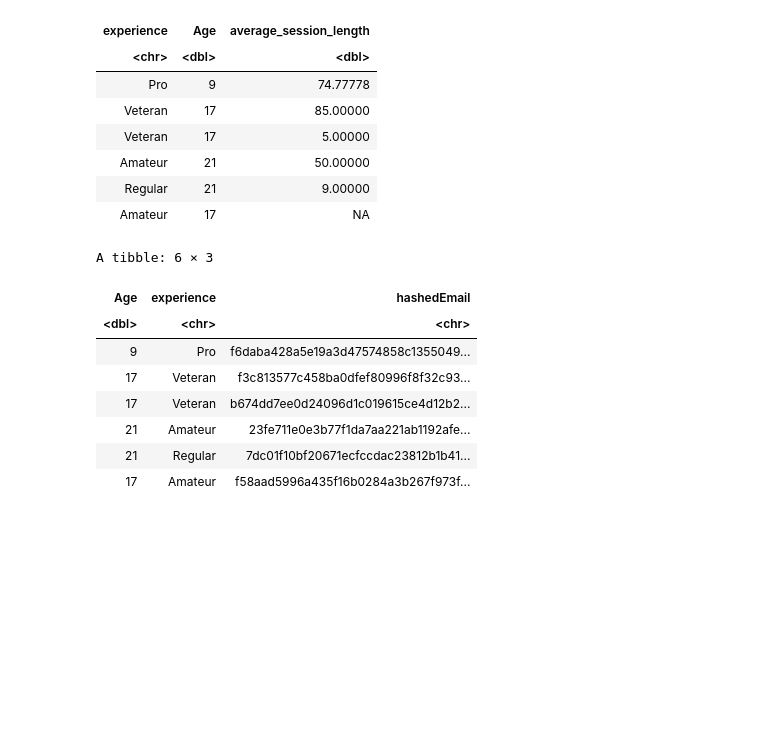
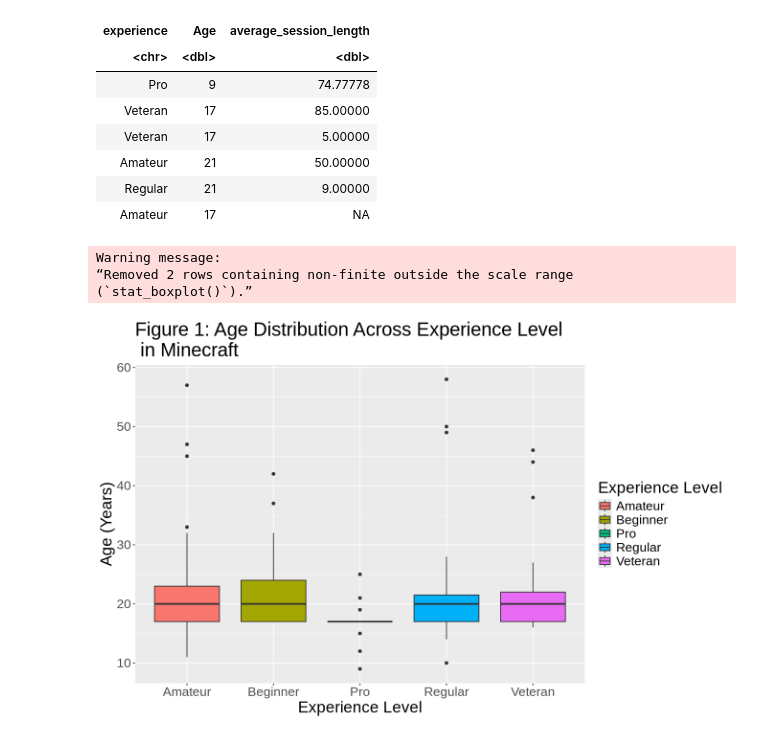
Before and after one commit to vckytn22/DSCI-100-Final-Report-Group-Project-004-27-, a Jupyter notebook: final_report_004_27.ipynb, the cells around one changed output. Saved outputs shown, nothing was run; the diff lists cells and outputs as text; code cells hidden in the pictures; blank space fills up the shorter version.

```diff
--- a/final_report_004_27.ipynb
+++ b/final_report_004_27.ipynb
@@ -162,10 +170,10 @@ average_session_length_data <- session_length_data |>
     group_by(hashedEmail) |>
     summarize(average_session_length = mean(session_length, na.rm = TRUE))
 
-tidy_data <- players_data |>
+experience_report_data <- players_data |>
     left_join(average_session_length_data, by = "hashedEmail") |>
     select(experience, Age, average_session_length)
-head(tidy_data)
+head(experience_report_data)
 # %% [output]
 A tibble: 6 × 3
 | experience | Age | average_session_length |
@@ -176,18 +184,18 @@ A tibble: 6 × 3
 | Amateur | 21 | 50.00000 |
 | Regular | 21 | 9.00000 |
 | Amateur | 17 | NA |
-# %%
-report_data <- players_data |>
-select(Age, experience, hashedEmail)
-
-head(report_data)
-# %% [output]
-A tibble: 6 × 3
-| Age | experience | hashedEmail |
-| <dbl> | <chr> | <chr> |
-| 9 | Pro | f6daba428a5e19a3d47574858c1355049... |
-| 17 | Veteran | f3c813577c458ba0dfef80996f8f32c93... |
-| 17 | Veteran | b674dd7ee0d24096d1c019615ce4d12b2... |
-| 21 | Amateur | 23fe711e0e3b77f1da7aa221ab1192afe... |
-| 21 | Regular | 7dc01f10bf20671ecfccdac23812b1b41... |
-| 17 | Amateur | f58aad5996a435f16b0284a3b267f973f... |
+# %%
+options(repr.plot.width = 11, repr.plot.height = 7)
+
+age_experience_box_plot <- experience_report_data |>
+    ggplot(aes(x = experience, y = Age, fill = experience)) +
+    geom_boxplot() +
+    labs(x = "Experience Level", y = "Age (Years)", fill = "Experience Level") +
+    ggtitle("Figure 1: Age Distribution Across Experience Level \n in Minecraft") +
+    theme(text = element_text(size = 20))
+age_experience_box_plot
+# %% [output]
+Warning message:
+“Removed 2 rows containing non-finite outside the scale range
+(`stat_boxplot()`).”
+[figure, added]
```
Also changed, not shown: parts of 10 cells of this notebook.
